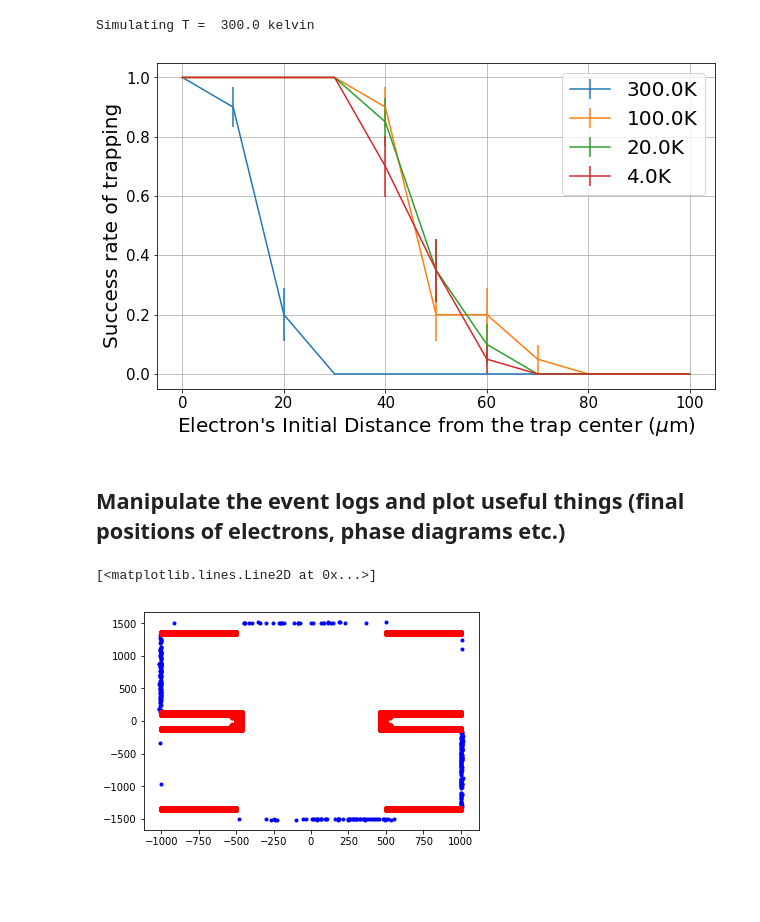
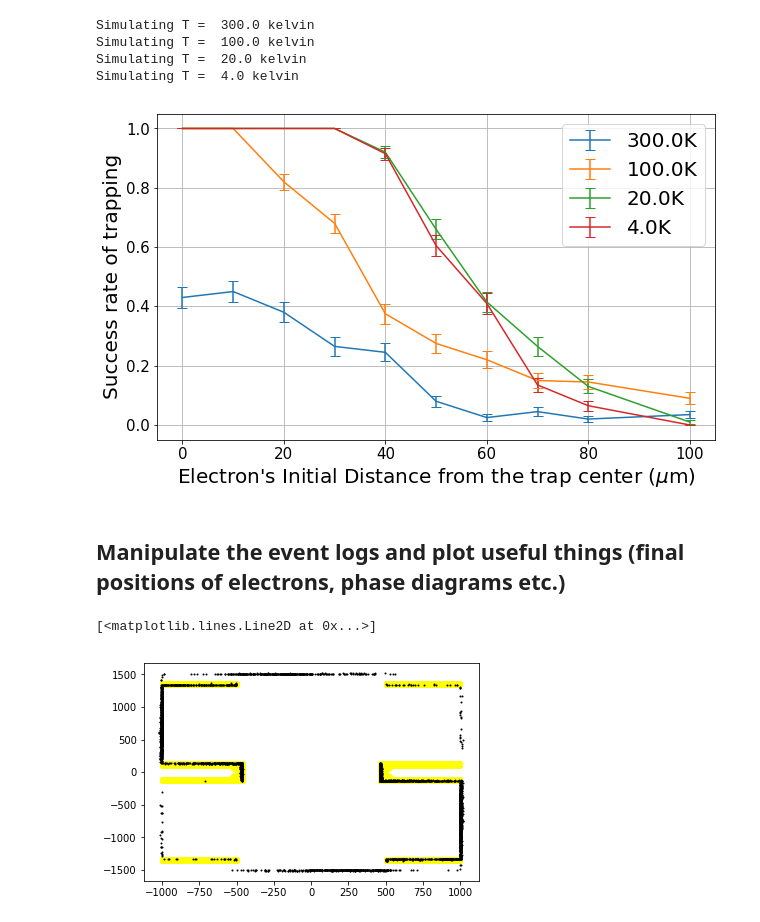
Before and after one commit to HaeffnerLab/Electron-Trap-Design-Testing, a Jupyter notebook: particle_trajectory_sim/Extraction/trap_DC_RF_2D_100MHz_axial.ipynb, the cells around one changed output. Saved outputs shown, nothing was run; the diff lists cells and outputs as text; code cells hidden in the pictures; blank space fills up the shorter version.

```diff
--- a/particle_trajectory_sim/Extraction/trap_DC_RF_2D_100MHz_axial.ipynb
+++ b/particle_trajectory_sim/Extraction/trap_DC_RF_2D_100MHz_axial.ipynb
@@ -277,4 +252,5 @@ Simulation time duration:  0.05 us
 # %%
+start = time.time()
 dt = 1.0e-11 #s
 t_max = 50.0e-9 # maximum time duration of the simulation
 
@@ -297,8 +273,8 @@ for T in [300.0, 100.0, 20.0, 4.0]:
     print("Simulating T = ", T, "kelvin")
     for rho in rho_s:
         result = []
-        phi = np.random.rand(N_samples)
-        theta = np.random.rand(N_samples)
+        phi = np.random.rand(N_samples) * np.pi * 2
+        theta = np.random.rand(N_samples) * np.pi * 2
         for i in range(N_samples):
             success, x_f, y_f = trapped(rho, phi[i], v, theta[i], dt, t_max)
             event_log.append([rho, v, x_f, y_f, success])
@@ -308,14 +284,19 @@ for T in [300.0, 100.0, 20.0, 4.0]:
                 result.append(0)
         success_rate[T].append(np.mean(result))
         errors[T].append(np.std(result)/np.sqrt(N_samples))
+end = time.time()
+print("Program Run Time: ", end-start)
 # %% [output]
 Simulating T =  300.0 kelvin
+Simulating T =  100.0 kelvin
+Simulating T =  20.0 kelvin
+Simulating T =  4.0 kelvin
 # %%
 rho_s = [0.0, 10.0, 20.0, 30.0, 40.0, 50.0, 60.0, 70.0, 80.0, 100.0]
 rho_s = np.array(rho_s) * 1.0e-6
 plt.figure(figsize=(10,6))
 for T in [300.0, 100.0, 20.0, 4.0]:
-    plt.errorbar(rho_s*1.0e6, success_rate[T], yerr=errors[T], label = str(T) + "K")
+    plt.errorbar(rho_s*1.0e6, success_rate[T], yerr=errors[T], label = str(T) + "K", capsize=5)
     plt.xlabel("$rho$")
 plt.legend(fontsize=20)
 plt.xlabel("Electron's Initial Distance from the trap center ($\mu$m)", fontsize=20)
@@ -324,7 +305,7 @@ plt.xticks(fontsize=15)
 plt.yticks(fontsize=15)
 plt.grid(True)
 # %% [output]
-[figure, old version]
+[figure, new version]
 # %% [markdown]
 ## Manipulate the event logs and plot useful things (final positions of electrons, phase diagrams etc.)
 # %%
@@ -333,17 +314,18 @@ df_event = pd.DataFrame(event_log_arr, columns=['rho_0', 'v_0', 'x_f', 'y_f', 't
 # %%
 x_fail = df_event[df_event.trapped == 0.0].x_f.values
 y_fail = df_event[df_event.trapped == 0.0].y_f.values
-plt.plot(x_fail*1.0e6, y_fail*1.0e6, 'b.')
+
 electrode = df_RF.loc[(np.abs(df_RF["Ex"]) < 1.0e-8) & (np.abs(df_RF["Ey"]) < 1.0e-8)]
 x_electrode = electrode.iloc[:, 0].values
 y_electrode = electrode.iloc[:, 1].values
-plt.plot(x_electrode*1.0e6, y_electrode*1.0e6, "r.")
-plt.plot(-x_electrode*1.0e6, y_electrode*1.0e6, "r.")
-plt.plot(x_electrode*1.0e6, -y_electrode*1.0e6, "r.")
-plt.plot(-x_electrode*1.0e6, -y_electrode*1.0e6, "r.")
+plt.plot(x_electrode*1.0e6, y_electrode*1.0e6, ".", color='yellow')
+plt.plot(-x_electrode*1.0e6, y_electrode*1.0e6, ".", color='yellow')
+plt.plot(x_electrode*1.0e6, -y_electrode*1.0e6, ".", color='yellow')
+plt.plot(-x_electrode*1.0e6, -y_electrode*1.0e6, ".", color='yellow')
+plt.plot(x_fail*1.0e6, y_fail*1.0e6, '.', markersize=2, color='black')
 # %% [output]
 [<matplotlib.lines.Line2D at 0x...>]
-[figure, old version]
+[figure, new version]
 # %%
 for i in range(len(x_electrode)):
     if not trap_RF.hit_electrodes(x_electrode[i], y_electrode[i]):
```
Also changed, not shown: parts of 5 cells of this notebook, 2 other files.
